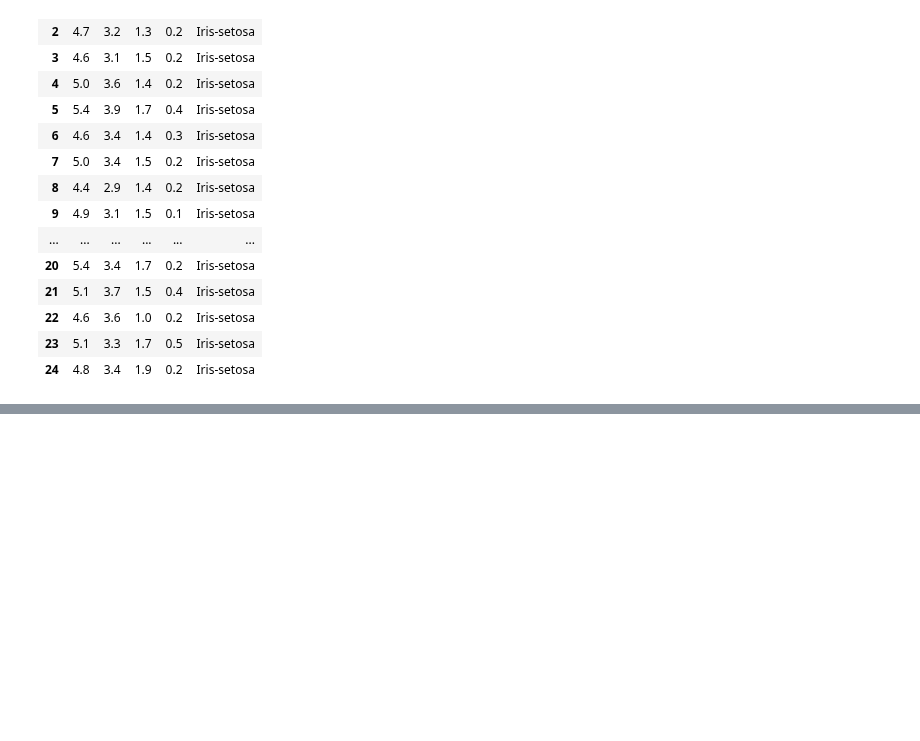
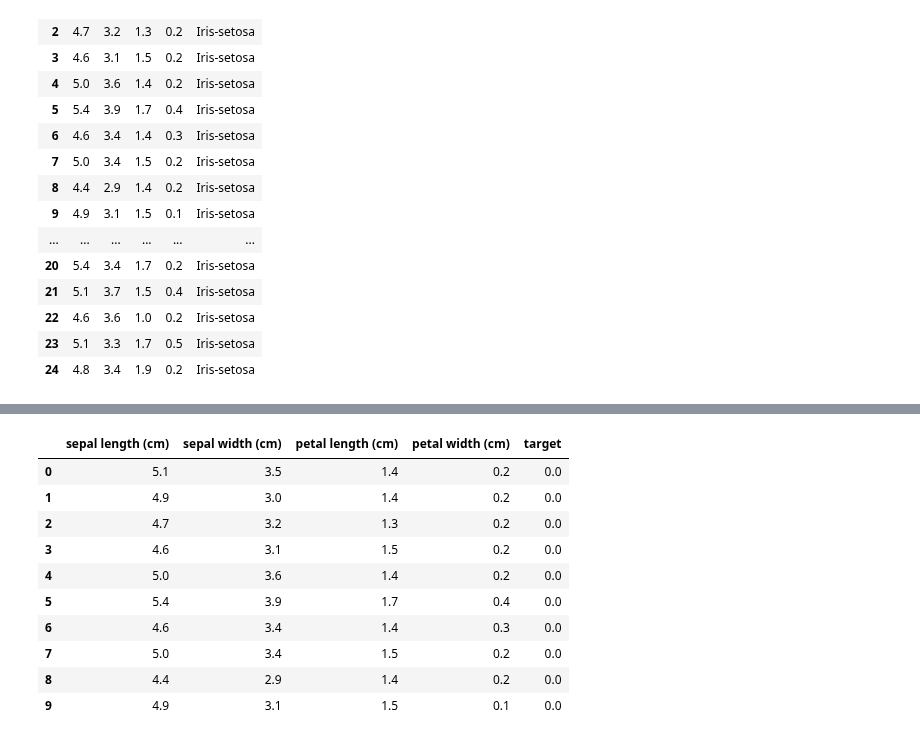
Before and after one commit to SANYAM1996/scatter-plotter, a Jupyter notebook: pd_1.ipynb, the cells around one changed output, grey strips where cells are left out. Drawn from its saved outputs; the diff is of its cells as text; code cells hidden in the pictures; blank space fills up the shorter version.

```diff
--- a/pd_1.ipynb
+++ b/pd_1.ipynb
@@ -74,0 +122,10 @@ df.to_csv("new.csv",columns =['W','X','Y'] )
+# %%
+iris = load_iris()  # this will give you an error try to understand the error
+
+"""
+It says NameError: name 'load_iris' is not defined and shows where error occured using ----> 1 iris = load_iris()
+
+You should try to understand where error occured and what is the error.
+It says name not defined because python searched the file above this cell and didn't find this function.
+Below I show how to access load_iris
+"""
@@ -74,0 +134,6 @@ df.to_csv("new.csv",columns =['W','X','Y'] )
+# %%
+# Here I am loading dataset see load_iris is available in list above.
+"""
+To access load_iris I have to specify where is load iris. It is in datasets object. So I wrote datasets.load_iris()
+"""
+iris = datasets.load_iris()
@@ -74,0 +145,5 @@ df.to_csv("new.csv",columns =['W','X','Y'] )
+# %%
+# Now pandas is a datastructure in python other datastructures are dictionaries, list, tuple, numpy array etc.
+# read and practice about data structures here https://python.swaroopch.com/data_structures.html
+data_ = pd.DataFrame(data= np.c_[iris['data'], iris['target']],
+                     columns= iris['feature_names'] + ['target'])
@@ -74,0 +218,18 @@ df.to_csv("new.csv",columns =['W','X','Y'] )
+# %%
+""" Here I am showing few concepts of python programming
+I am calling function .head on data_ object and passing an argument of 10
+This resulted in showing me top 10 rows of data If you call it without passing 10 it prints 5 rows by default
+"""
+data_.head(10)
+# %% [output]
+|  | sepal length (cm) | sepal width (cm) | petal length (cm) | petal width (cm) | target |
+| 0 | 5.1 | 3.5 | 1.4 | 0.2 | 0.0 |
+| 1 | 4.9 | 3.0 | 1.4 | 0.2 | 0.0 |
+| 2 | 4.7 | 3.2 | 1.3 | 0.2 | 0.0 |
+| 3 | 4.6 | 3.1 | 1.5 | 0.2 | 0.0 |
+| 4 | 5.0 | 3.6 | 1.4 | 0.2 | 0.0 |
+| 5 | 5.4 | 3.9 | 1.7 | 0.4 | 0.0 |
+| 6 | 4.6 | 3.4 | 1.4 | 0.3 | 0.0 |
+| 7 | 5.0 | 3.4 | 1.5 | 0.2 | 0.0 |
+| 8 | 4.4 | 2.9 | 1.4 | 0.2 | 0.0 |
+| 9 | 4.9 | 3.1 | 1.5 | 0.1 | 0.0 |
```
Also changed, not shown: parts of 14 cells of this notebook.
